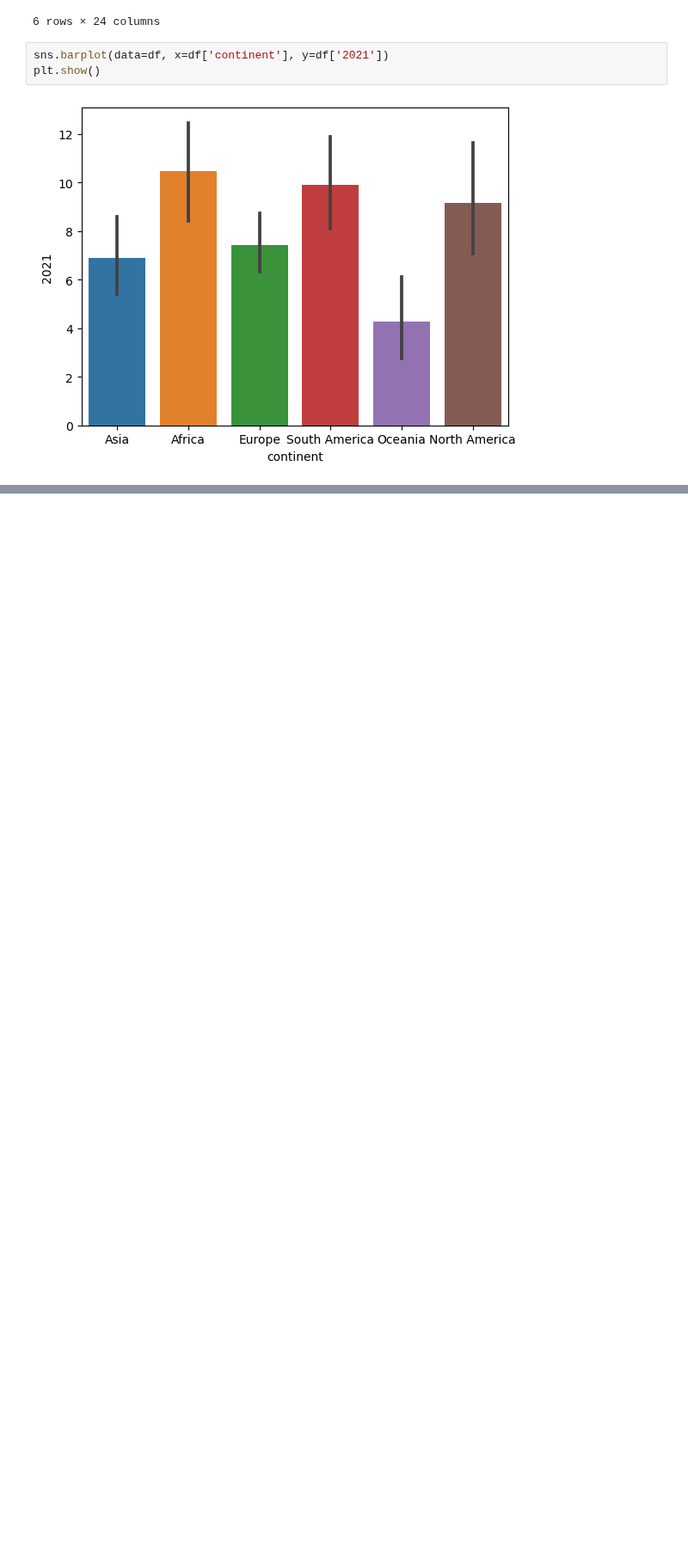
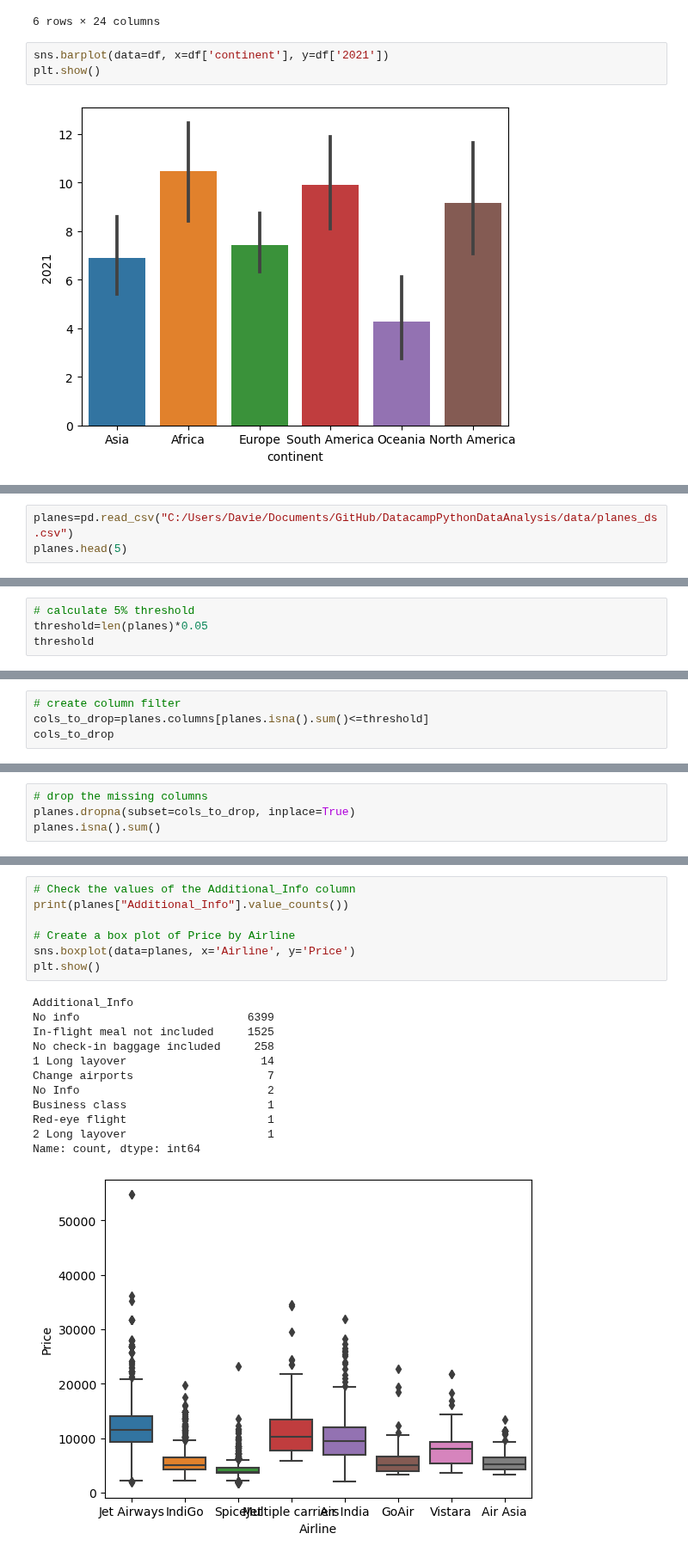
Before and after one commit to Daviedavie100/DatacampPythonDataAnalysis, a Jupyter notebook: Datacamp.ipynb, the cells around one changed output, grey strips where cells are left out. Shown at 86% size. Cells and saved outputs as stored; diff of their text form; blank space fills up the shorter version.

```diff
--- a/Datacamp.ipynb
+++ b/Datacamp.ipynb
@@ -1243,0 +1246,3 @@ plt.show()
+# %%
+planes=pd.read_csv("C:/Users/Davie/Documents/GitHub/DatacampPythonDataAnalysis/data/planes_ds.csv")
+planes.head(5)
@@ -1243,0 +1272,4 @@ plt.show()
+# %%
+# calculate 5% threshold
+threshold=len(planes)*0.05
+threshold
@@ -1243,0 +1278,4 @@ plt.show()
+# %%
+# create column filter
+cols_to_drop=planes.columns[planes.isna().sum()<=threshold]
+cols_to_drop
@@ -1243,0 +1286,4 @@ plt.show()
+# %%
+# drop the missing columns
+planes.dropna(subset=cols_to_drop, inplace=True)
+planes.isna().sum()
@@ -1243,0 +1303,20 @@ plt.show()
+# %%
+# Check the values of the Additional_Info column
+print(planes["Additional_Info"].value_counts())
+
+# Create a box plot of Price by Airline
+sns.boxplot(data=planes, x='Airline', y='Price')
+plt.show()
+# %% [output]
+Additional_Info
+No info                         6399
+In-flight meal not included     1525
+No check-in baggage included     258
+1 Long layover                    14
+Change airports                    7
+No Info                            2
+Business class                     1
+Red-eye flight                     1
+2 Long layover                     1
+Name: count, dtype: int64
+[figure, added]
```
Also changed, not shown: parts of 10 cells of this notebook.
